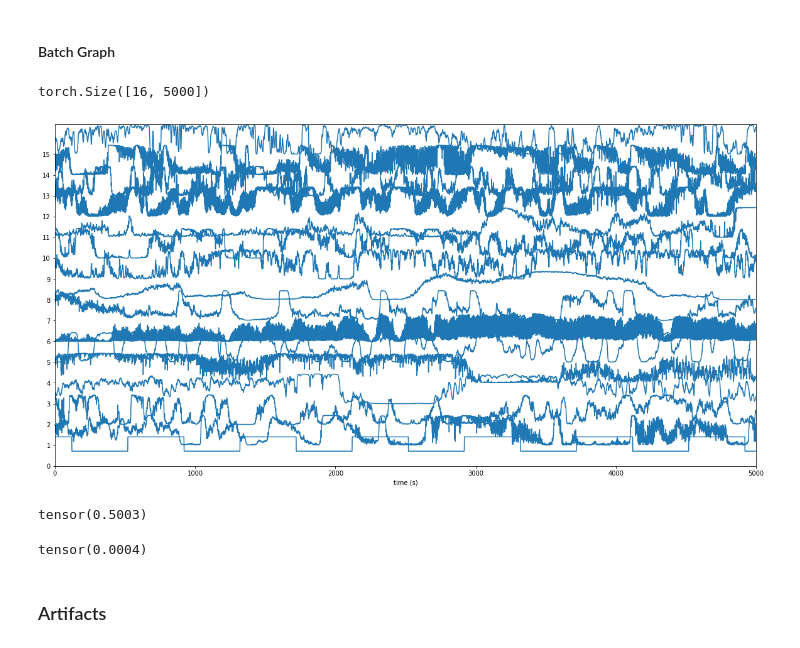
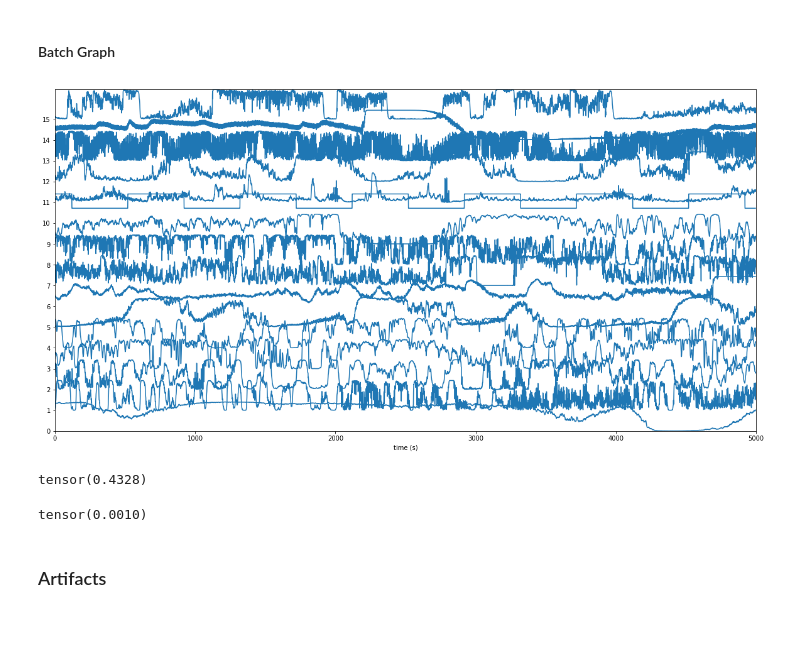
Before and after one commit to DanielLongo/NeuralFill, a Jupyter notebook: visualize/plot_eeg_1c.ipynb, the cells around one changed output. Cells and saved outputs as stored; diff of their text form; code cells hidden in the pictures.

```diff
--- a/visualize/plot_eeg_1c.ipynb
+++ b/visualize/plot_eeg_1c.ipynb
@@ -30,22 +30,18 @@ samples_data_loader = data.DataLoader(dataset=dataset,
                                   shuffle=True,
                                   batch_size=16)
 samples_data_loader = iter(samples_data_loader)
-# %%
-sample_batch.shape
-# %% [output]
-torch.Size([16, 5000])
 # %%
 sample_batch = next(samples_data_loader)
-sample_batch = sample_batch.view(sample_batch.shape[0], sample_batch.shape[1])#.numpy()
+sample_batch = sample_batch.view(sample_batch.shape[0], sample_batch.shape[2])#.numpy()
 stacklineplot.stackplot(sample_batch)
 # %% [output]
-[figure, old version]
+[figure, new version]
 # %%
 print(torch.abs(sample_batch[1]).mean())
 min(sample_batch[0])
 # %% [output]
-tensor(0.5003)
+tensor(0.4328)
-tensor(0.0004)
+tensor(0.0010)
 # %% [markdown]
 ### Artifacts
 # %% [markdown]
```
Also changed, not shown: parts of 8 cells of this notebook, 8 other files.
